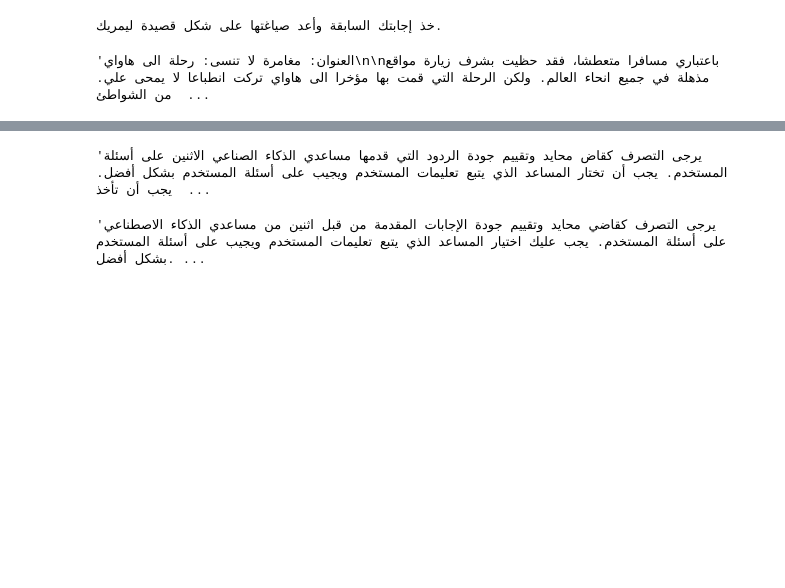
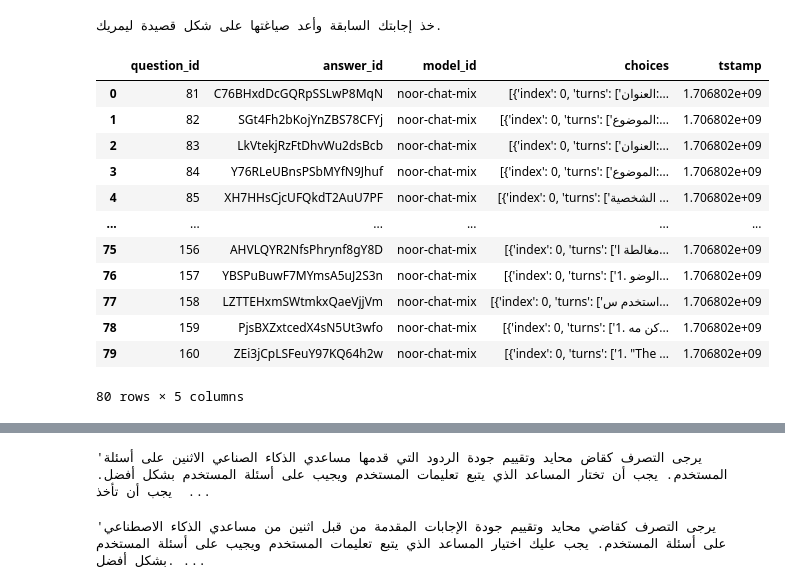
Before and after one commit to kirill-fedyanin/FastChat, a Jupyter notebook: explore.ipynb, the cells around one changed output, grey strips where cells are left out. Saved outputs shown, nothing was run; the diff lists cells and outputs as text; code cells hidden in the pictures; blank space fills up the shorter version.

```diff
--- a/explore.ipynb
+++ b/explore.ipynb
@@ -24,5 +4,5 @@ os.listdir("fastchat/llm_judge/data/mt_bench/model_answer")
 # %%
-answers = pd.read_json("fastchat/llm_judge/data/mt_bench/model_answer/noor.jsonl", lines=True)
+answers = pd.read_json("fastchat/llm_judge/data/mt_bench/model_answer/noor-chat-mix.jsonl", lines=True)
 # %%
 qs = pd.read_json("fastchat/llm_judge/data/mt_bench/question.jsonl", lines=True)
 # %%
@@ -66,6 +21,18 @@ print(qs.turns.iloc[2][1])
 # %% [output]
 خذ إجابتك السابقة وأعد صياغتها على شكل قصيدة ليمريك.
 # %%
-answers.choices.iloc[0][0]['turns'][0]
+answers
 # %% [output]
+|  | question_id | answer_id | model_id | choices | tstamp |
+| 0 | 81 | C76BHxdDcGQRpSSLwP8MqN | noor-chat-mix | [{'index': 0, 'turns': ['العنوان:... | 1.706802e+09 |
+| 1 | 82 | SGt4Fh2bKojYnZBS78CFYj | noor-chat-mix | [{'index': 0, 'turns': ['الموضوع:... | 1.706802e+09 |
+| 2 | 83 | LkVtekjRzFtDhvWu2dsBcb | noor-chat-mix | [{'index': 0, 'turns': ['العنوان:... | 1.706802e+09 |
+| 3 | 84 | Y76RLeUBnsPSbMYfN9Jhuf | noor-chat-mix | [{'index': 0, 'turns': ['الموضوع:... | 1.706802e+09 |
+| 4 | 85 | XH7HHsCjcUFQkdT2AuU7PF | noor-chat-mix | [{'index': 0, 'turns': ['الشخصية ... | 1.706802e+09 |
+| ... | ... | ... | ... | ... | ... |
+| 75 | 156 | AHVLQYR2NfsPhrynf8gY8D | noor-chat-mix | [{'index': 0, 'turns': ['مغالطة ا... | 1.706802e+09 |
+| 76 | 157 | YBSPuBuwF7MYmsA5uJ2S3n | noor-chat-mix | [{'index': 0, 'turns': ['1. الوضو... | 1.706802e+09 |
+| 77 | 158 | LZTTEHxmSWtmkxQaeVjjVm | noor-chat-mix | [{'index': 0, 'turns': ['استخدم س... | 1.706802e+09 |
+| 78 | 159 | PjsBXZxtcedX4sN5Ut3wfo | noor-chat-mix | [{'index': 0, 'turns': ['1. كن مه... | 1.706802e+09 |
+| 79 | 160 | ZEi3jCpLSFeuY97KQ64h2w | noor-chat-mix | [{'index': 0, 'turns': ['1. "The ... | 1.706802e+09 |
-'العنوان: مغامرة لا تنسى: رحلة الى هاواي\n\nباعتباري مسافرا متعطشا، فقد حظيت بشرف زيارة مواقع مذهلة في جميع انحاء العالم. ولكن الرحلة التي قمت بها مؤخرا الى هاواي تركت انطباعا لا يمحى علي. من الشواطئ  ...
+80 rows × 5 columns
```
Also changed, not shown: parts of 18 cells of this notebook, 6 other files.
